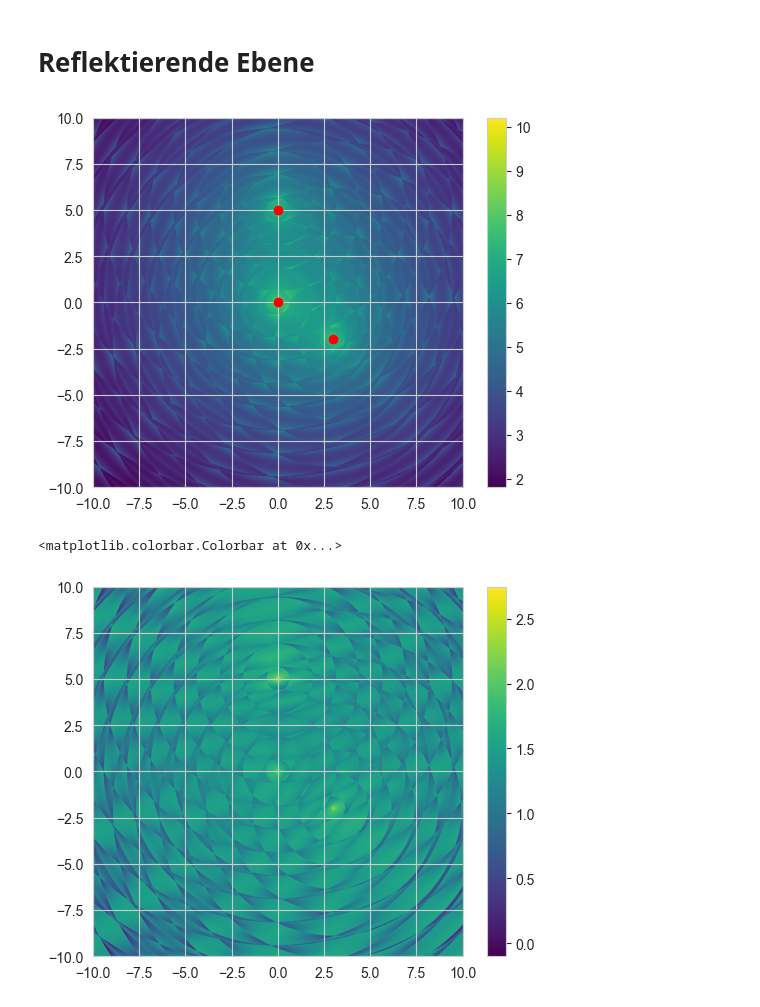
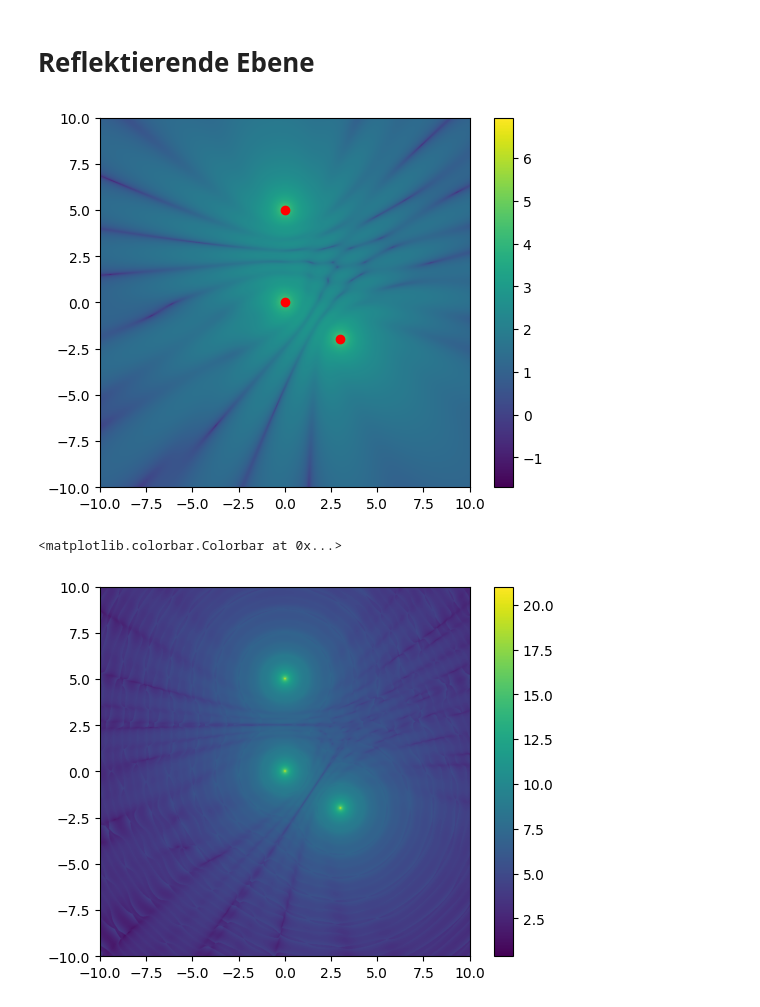
Before and after one commit to Raphael2b3/Uni, a Jupyter notebook: grundlagen_der_mobilen_kommunikation/main.ipynb, the cells around one changed output. Saved outputs shown, nothing was run; the diff lists cells and outputs as text; code cells hidden in the pictures.

```diff
--- a/grundlagen_der_mobilen_kommunikation/main.ipynb
+++ b/grundlagen_der_mobilen_kommunikation/main.ipynb
@@ -49,21 +49,21 @@ def sender(a,b):
 
     s = np.exp(i*f*rabs)
     r1 = reach/rabs**2
-    return np.log10(r1*s+1)
+    return r1*s
 # %%
 q1 = sender(0,0)
 q2 = sender(0,5)
 q3 = sender(3,-2)
 
-plt.imshow(np.absolute(q1+q2+q3), extent=(-10, 10, -10, 10),cmap="viridis")
+plt.imshow(np.log10(np.abs(q1+q2+q3)), extent=(-10, 10, -10, 10),cmap="viridis")
 plt.plot(0,0,"ro")
 plt.plot(0,5,"ro")
 plt.plot(3,-2,"ro")
 plt.colorbar()
 plt.show()
-plt.imshow((q1/(q2+q3)+q2/(q1+q3)+q3/(q2+q1)).real, extent=(-10, 10, -10, 10),cmap="viridis")
+plt.imshow(np.abs(np.log10(q1-(q2+q3))+np.log10(q2-(q1+q3))+np.log10(q3-(q2+q1))), extent=(-10, 10, -10, 10),cmap="viridis")
 plt.colorbar()
 # %% [output]
-[figure, old version]
+[figure, new version]
 <matplotlib.colorbar.Colorbar at 0x...>
-[figure, old version]
+[figure, new version]
```
Also changed, not shown: 3 other files.
